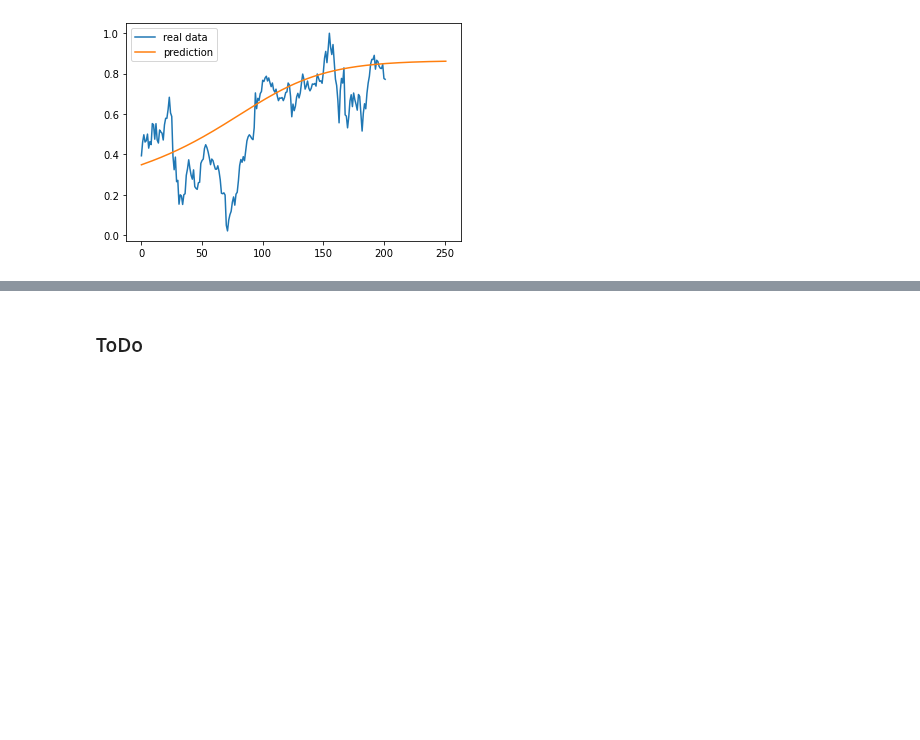
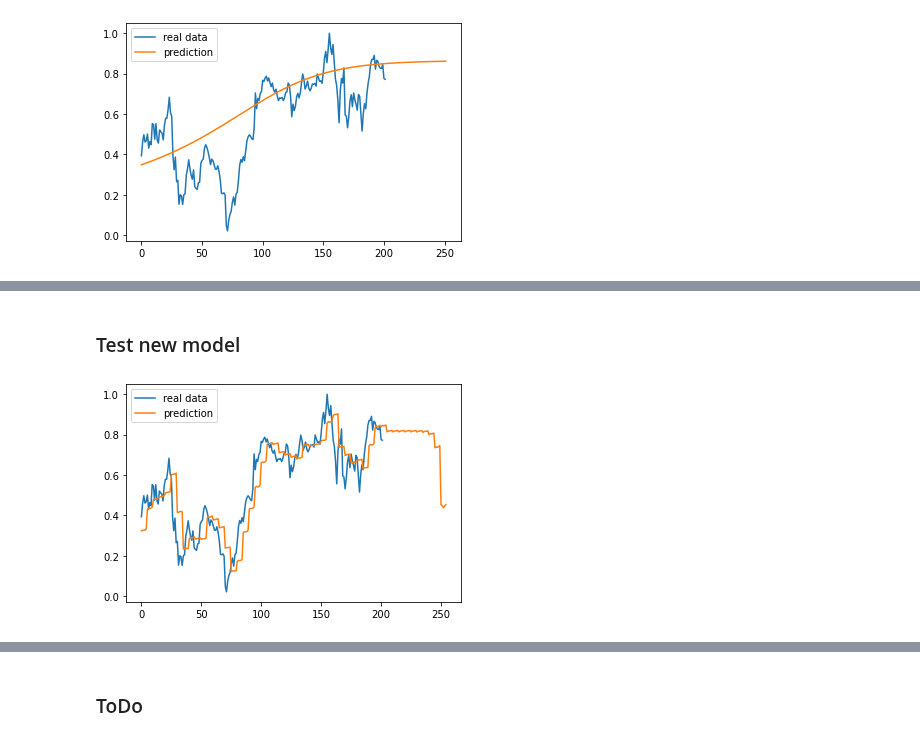
Before and after one commit to eon129/pytorch_tests, a Jupyter notebook: GoogleStockLSTM.ipynb, the cells around one changed output, grey strips where cells are left out. Cells and saved outputs as stored; diff of their text form; code cells hidden in the pictures; blank space fills up the shorter version.

Commit message:
Testing stock prediction, trying predicting 5 days ahead

```diff
--- a/GoogleStockLSTM.ipynb
+++ b/GoogleStockLSTM.ipynb
@@ -269,0 +332,11 @@ plt.show()
+# %%
+#borrar
+hidden = lstm.init_hidden()
+cell = lstm.init_hidden()
+
+torch_X_train = torch.from_numpy(X_train[rand_index])
+torch_y_train = torch.from_numpy(y_train[rand_index])
+
+torch_X_train
+output, hidden, cell = lstm(torch.reshape(torch_X_train[0][0], [1, 1]), hidden, cell)
+loss = criterion(output, torch_y_train)
@@ -269,0 +404,34 @@ plt.show()
+# %% [markdown]
+### Test new model
+# %%
+predictions = np.array([])
+
+n_iterations = data_test_scaled.shape[0]
+
+#Get only first 50 samples
+X_test = data_test_scaled
+X_test = np.array(X_test, dtype=np.float32)
+
+with torch.no_grad():
+
+    for i in range(n_iterations):
+
+        #skip 5 trainings
+        if i%5 == 0:
+            hidden = lstm.init_hidden()
+            cell = lstm.init_hidden()
+
+            torch_X_test = torch.from_numpy(X_test[i:50+i])
+
+
+            for j in range(torch_X_test.size()[0]):
+                output, hidden, cell = lstm(torch.reshape(torch_X_test[j], [1, 1]), hidden, cell)
+
+            predictions = np.append(predictions, output[0].numpy())
+# %%
+plt.plot(data_test_scaled[50:])
+plt.plot(predictions)
+plt.legend(["real data", "prediction"])
+plt.show()
+# %% [output]
+[figure, added]
```
Also changed, not shown: parts of 19 cells of this notebook.
